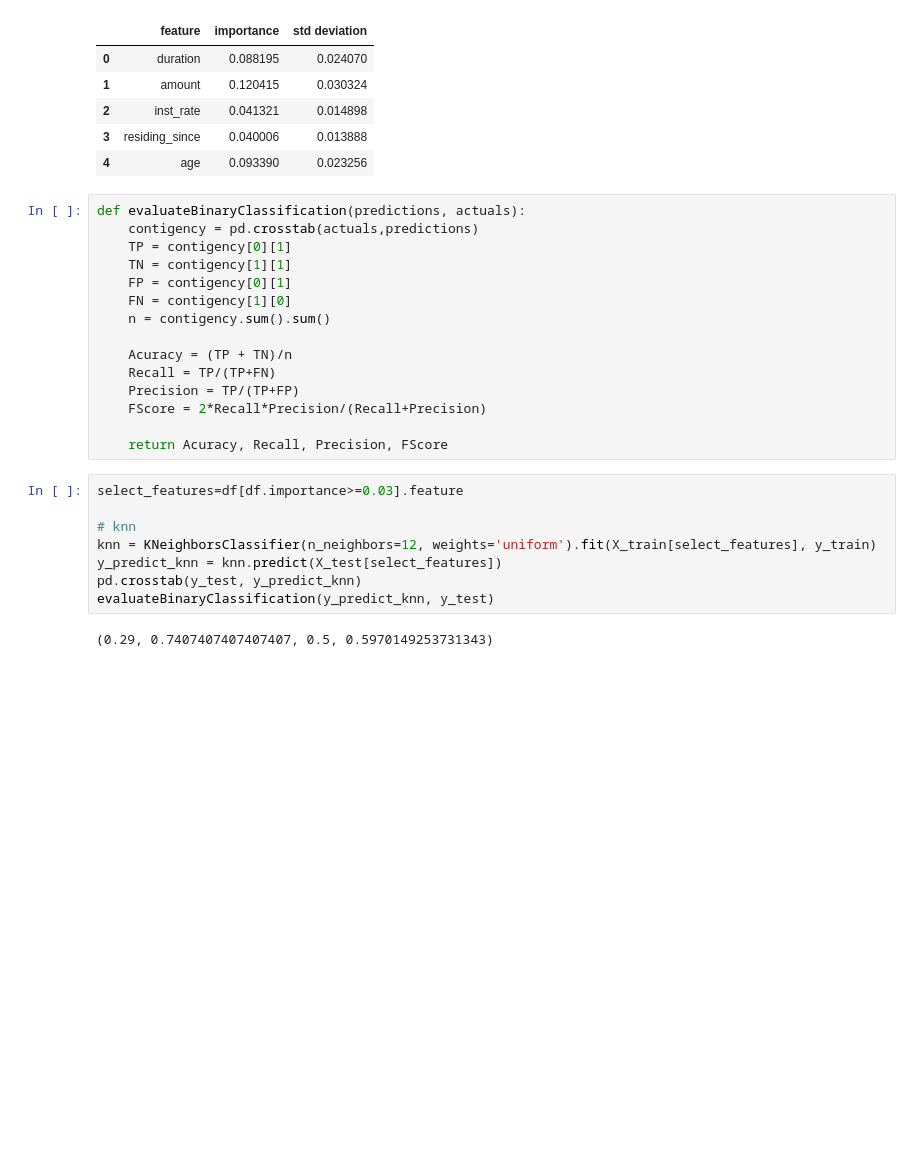
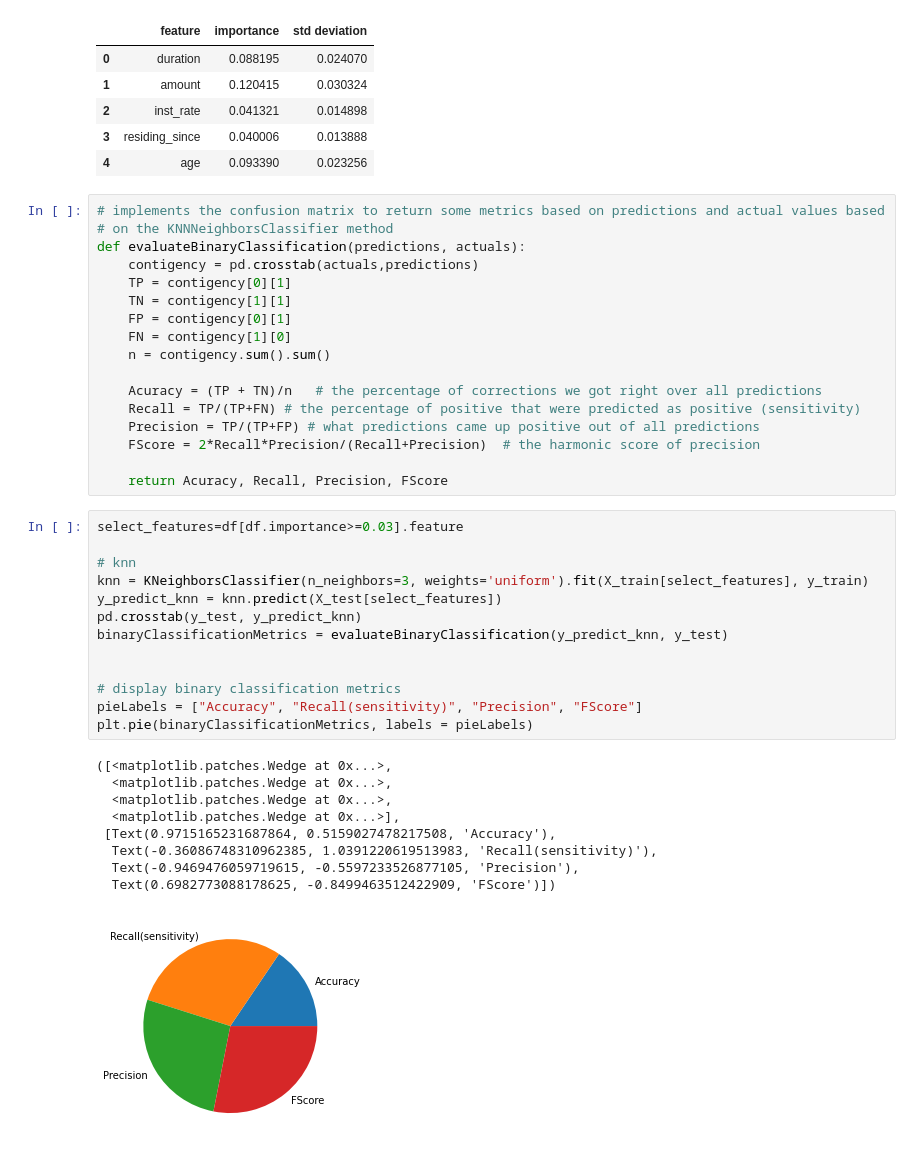
Before and after one commit to chakane0/nn-credit-data, a Jupyter notebook: Source-Files/gcc.ipynb, the cells around one changed output. Cells and saved outputs as stored; diff of their text form; blank space fills up the shorter version.

```diff
--- a/Source-Files/gcc.ipynb
+++ b/Source-Files/gcc.ipynb
@@ -151,6 +170,8 @@ df.head()
 | 3 | residing_since | 0.040006 | 0.013888 |
 | 4 | age | 0.093390 | 0.023256 |
 # %%
+# implements the confusion matrix to return some metrics based on predictions and actual values based
+# on the KNNNeighborsClassifier method
 def evaluateBinaryClassification(predictions, actuals):
     contigency = pd.crosstab(actuals,predictions)
     TP = contigency[0][1]
@@ -159,19 +180,32 @@ def evaluateBinaryClassification(predictions, actuals):
     FN = contigency[1][0]
     n = contigency.sum().sum()
 
-    Acuracy = (TP + TN)/n
-    Recall = TP/(TP+FN)
-    Precision = TP/(TP+FP)
-    FScore = 2*Recall*Precision/(Recall+Precision)
+    Acuracy = (TP + TN)/n   # the percentage of corrections we got right over all predictions
+    Recall = TP/(TP+FN) # the percentage of positive that were predicted as positive (sensitivity)
+    Precision = TP/(TP+FP) # what predictions came up positive out of all predictions
+    FScore = 2*Recall*Precision/(Recall+Precision)  # the harmonic score of precision
 
     return Acuracy, Recall, Precision, FScore
 # %%
 select_features=df[df.importance>=0.03].feature
 
 # knn
-knn = KNeighborsClassifier(n_neighbors=12, weights='uniform').fit(X_train[select_features], y_train)
+knn = KNeighborsClassifier(n_neighbors=3, weights='uniform').fit(X_train[select_features], y_train)
 y_predict_knn = knn.predict(X_test[select_features])
 pd.crosstab(y_test, y_predict_knn)
-evaluateBinaryClassification(y_predict_knn, y_test)
+binaryClassificationMetrics = evaluateBinaryClassification(y_predict_knn, y_test)
+
+
+# display binary classification metrics
+pieLabels = ["Accuracy", "Recall(sensitivity)", "Precision", "FScore"]
+plt.pie(binaryClassificationMetrics, labels = pieLabels)
 # %% [output]
-(0.29, 0.7407407407407407, 0.5, 0.5970149253731343)
+([<matplotlib.patches.Wedge at 0x...>,
+  <matplotlib.patches.Wedge at 0x...>,
+  <matplotlib.patches.Wedge at 0x...>,
+  <matplotlib.patches.Wedge at 0x...>],
+ [Text(0.9715165231687864, 0.5159027478217508, 'Accuracy'),
+  Text(-0.36086748310962385, 1.0391220619513983, 'Recall(sensitivity)'),
+  Text(-0.9469476059719615, -0.5597233526877105, 'Precision'),
+  Text(0.6982773088178625, -0.8499463512422909, 'FScore')])
+[figure, added]
```
Also changed, not shown: parts of 5 cells of this notebook.
